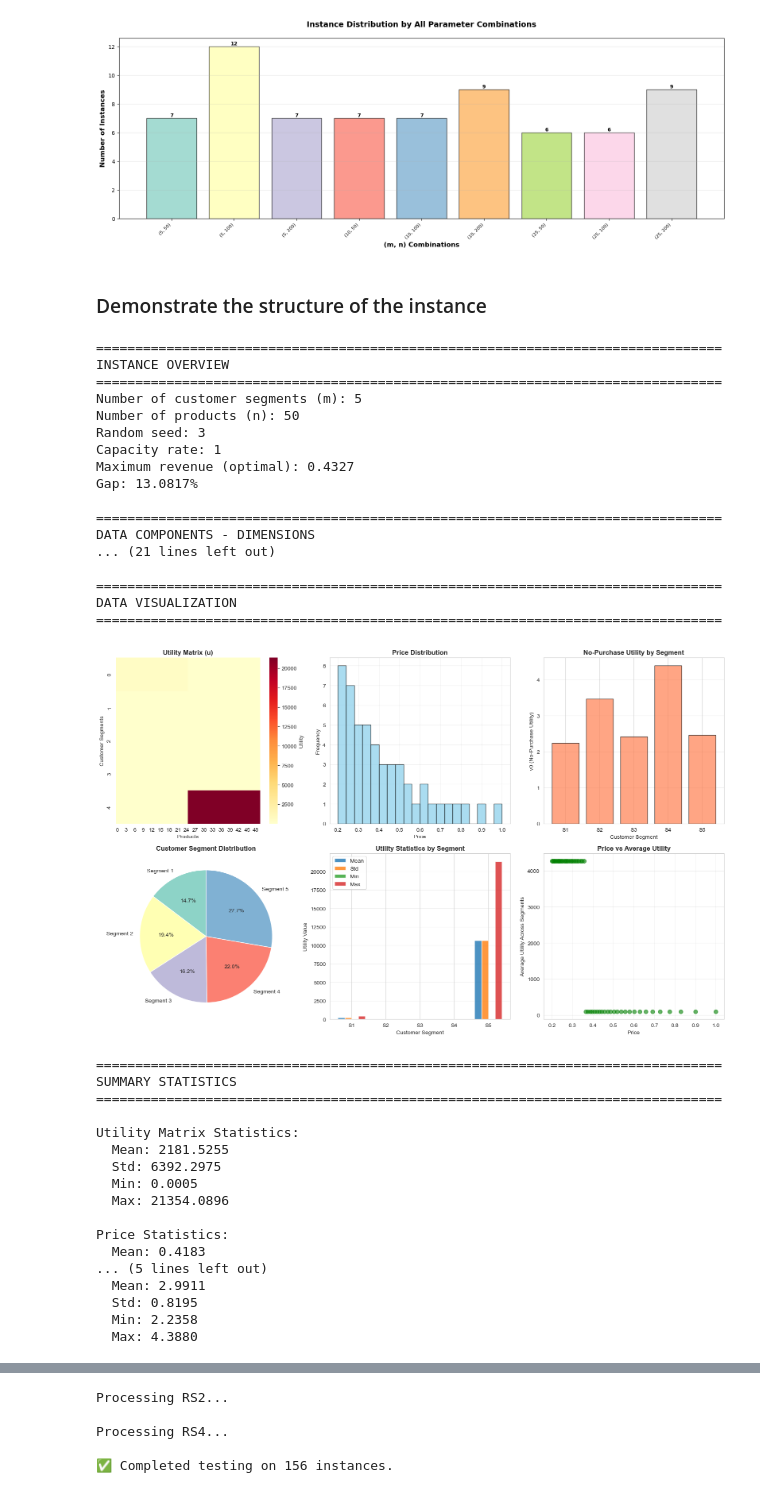
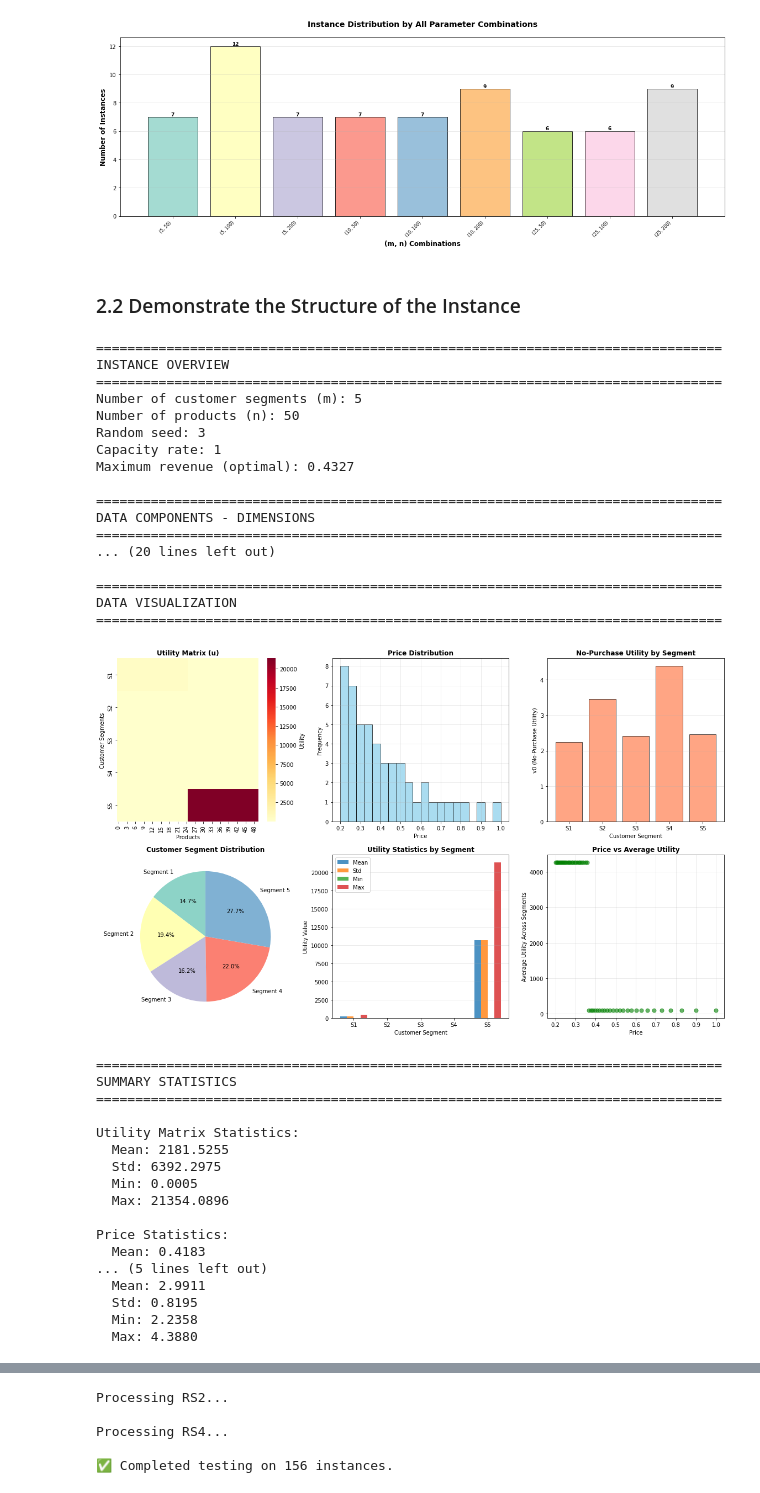
Before and after one commit to wch444/Assortment-Benchmark, a Jupyter notebook: src/mmnl_unconstrained_example.ipynb, the cells around one changed output, grey strips where cells are left out. Saved outputs shown, nothing was run; the diff lists cells and outputs as text; code cells hidden in the pictures.

```diff
--- a/src/mmnl_unconstrained_example.ipynb
+++ b/src/mmnl_unconstrained_example.ipynb
@@ -51,7 +51,7 @@ rev_method = 'RS2'
 unconstrained_dir = "mmnl_unconstrained_"
 # cardinality_dir = "mmnl_card_"
 input_json_path = hard_instance_dir + unconstrained_dir + rev_method + "_data.json"
-instances = load_MNL_instances(input_json_path)
+instances = load_MMNL_instances(input_json_path)
 # %%
 # =============================================================================
 # DATA SUMMARY: Group Statistics with Bar Plot
@@ -144,10 +144,10 @@ DATASET STRUCTURE SUMMARY
 [figure]
 [figure]
 # %% [markdown]
-### Demonstrate the structure of the instance
+### 2.2 Demonstrate the Structure of the Instance
 # %%
 # =============================================================================
-# PART 1: LOAD AND EXPLORE A SINGLE INSTANCE
+#  LOAD AND EXPLORE A SINGLE INSTANCE
 # =============================================================================
 
 # Select one instance for detailed demonstration
@@ -164,7 +164,7 @@ print(f"Number of products (n): {data.n}")
 print(f"Random seed: {data.seed}")
 print(f"Capacity rate: {data.cap_rate}")
 print(f"Maximum revenue (optimal): {data.max_rev:.4f}")
-print(f"Gap: {data.gap:.4f}%")
+
 
 # -----------------------------------------------------------------------------
 # Display Data Structure and Dimensions
@@ -219,6 +219,8 @@ sns.heatmap(data.u, cmap='YlOrRd', cbar_kws={'label': 'Utility'}, ax=ax1)
 ax1.set_title('Utility Matrix (u)', fontweight='bold')
 ax1.set_xlabel('Products')
 ax1.set_ylabel('Customer Segments')
+ax1.set_yticks(np.arange(data.m) + 0.5)
+ax1.set_yticklabels([f'S{i+1}' for i in range(data.m)])
 
 # Subplot 2: Price Distribution
 # Shows how product prices are distributed
@@ -297,36 +299,36 @@ print(f"  Std: {data.u.std():.4f}")
 print(f"  Min: {data.u.min():.4f}")
 print(f"  Max: {data.u.max():.4f}")
 
 print(f"\nPrice Statistics:")
 print(f"  Mean: {price_1d.mean():.4f}")
 print(f"  Std: {price_1d.std():.4f}")
 print(f"  Min: {price_1d.min():.4f}")
 print(f"  Max: {price_1d.max():.4f}")
 
 print(f"\nNo-Purchase Utility Statistics:")
 print(f"  Mean: {v0_1d.mean():.4f}")
 print(f"  Std: {v0_1d.std():.4f}")
 print(f"  Min: {v0_1d.min():.4f}")
 print(f"  Max: {v0_1d.max():.4f}")
 # %% [output]
 ================================================================================
 INSTANCE OVERVIEW
 ================================================================================
 Number of customer segments (m): 5
 Number of products (n): 50
 Random seed: 3
 Capacity rate: 1
 Maximum revenue (optimal): 0.4327
-Gap: 13.0817%
 
 ================================================================================
 DATA COMPONENTS - DIMENSIONS
-... (21 lines left out)
+================================================================================
+... (20 lines left out)
 
 ================================================================================
 DATA VISUALIZATION
 ================================================================================
-[figure, old version]
+[figure, new version]
 ================================================================================
 SUMMARY STATISTICS
 ================================================================================
```
Also changed, not shown: parts of 7 cells of this notebook, 7 other files.
